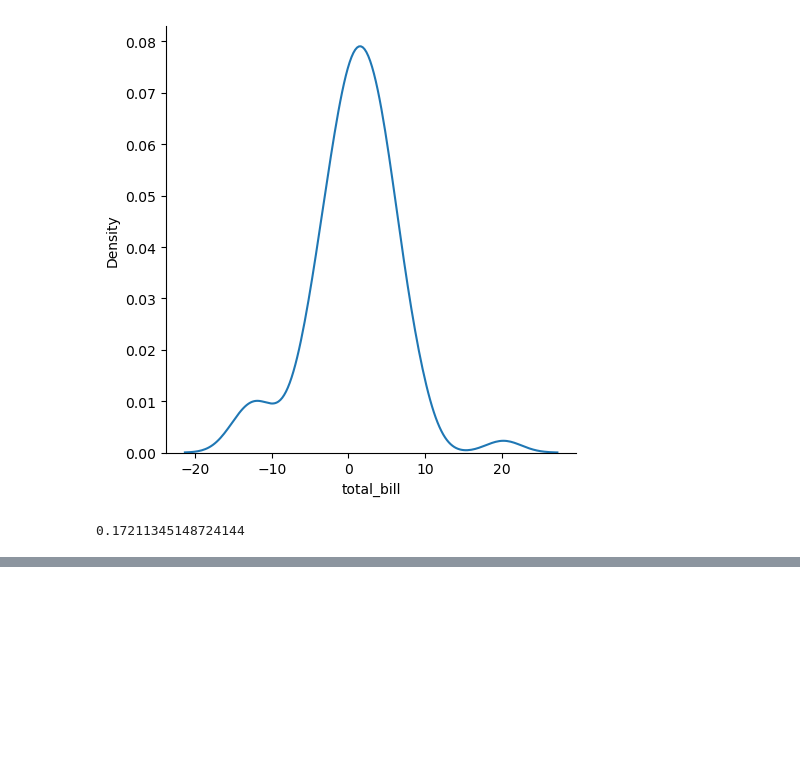
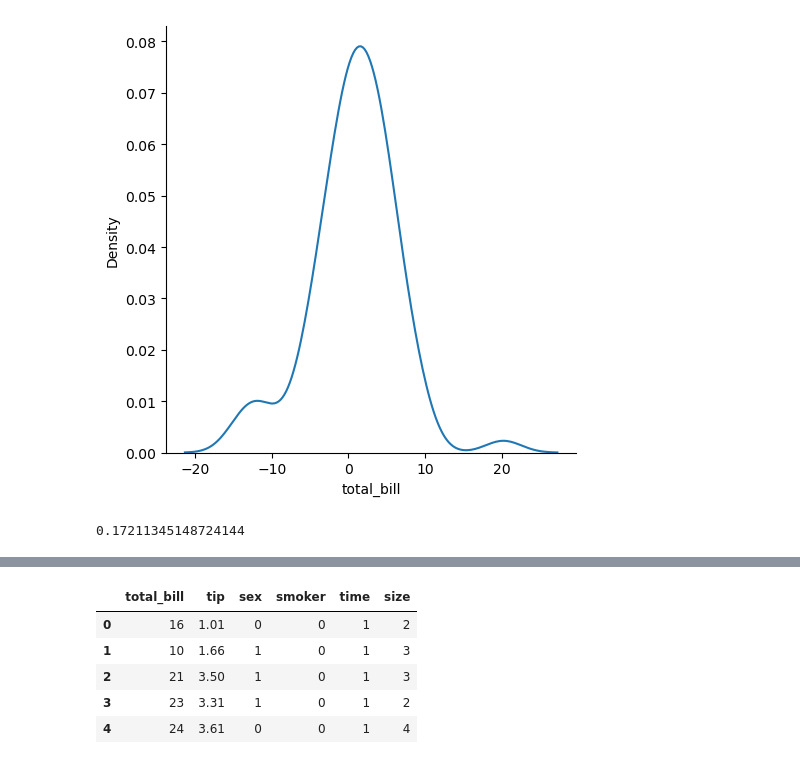
Before and after one commit to RayJ20/Linear-regression-on-tips, a Jupyter notebook: Linear regression on tips.ipynb, the cells around one changed output, grey strips where cells are left out. Saved outputs shown, nothing was run; the diff lists cells and outputs as text; code cells hidden in the pictures; blank space fills up the shorter version.

```diff
--- a/Linear regression on tips.ipynb
+++ b/Linear regression on tips.ipynb
@@ -338,0 +392,10 @@ score
+# %%
+sf=df.copy()
+sf.head()
+# %% [output]
+|  | total_bill | tip | sex | smoker | time | size |
+| 0 | 16 | 1.01 | 0 | 0 | 1 | 2 |
+| 1 | 10 | 1.66 | 1 | 0 | 1 | 3 |
+| 2 | 21 | 3.50 | 1 | 0 | 1 | 3 |
+| 3 | 23 | 3.31 | 1 | 0 | 1 | 2 |
+| 4 | 24 | 3.61 | 0 | 0 | 1 | 4 |
```
Also changed, not shown: parts of 24 cells of this notebook.
